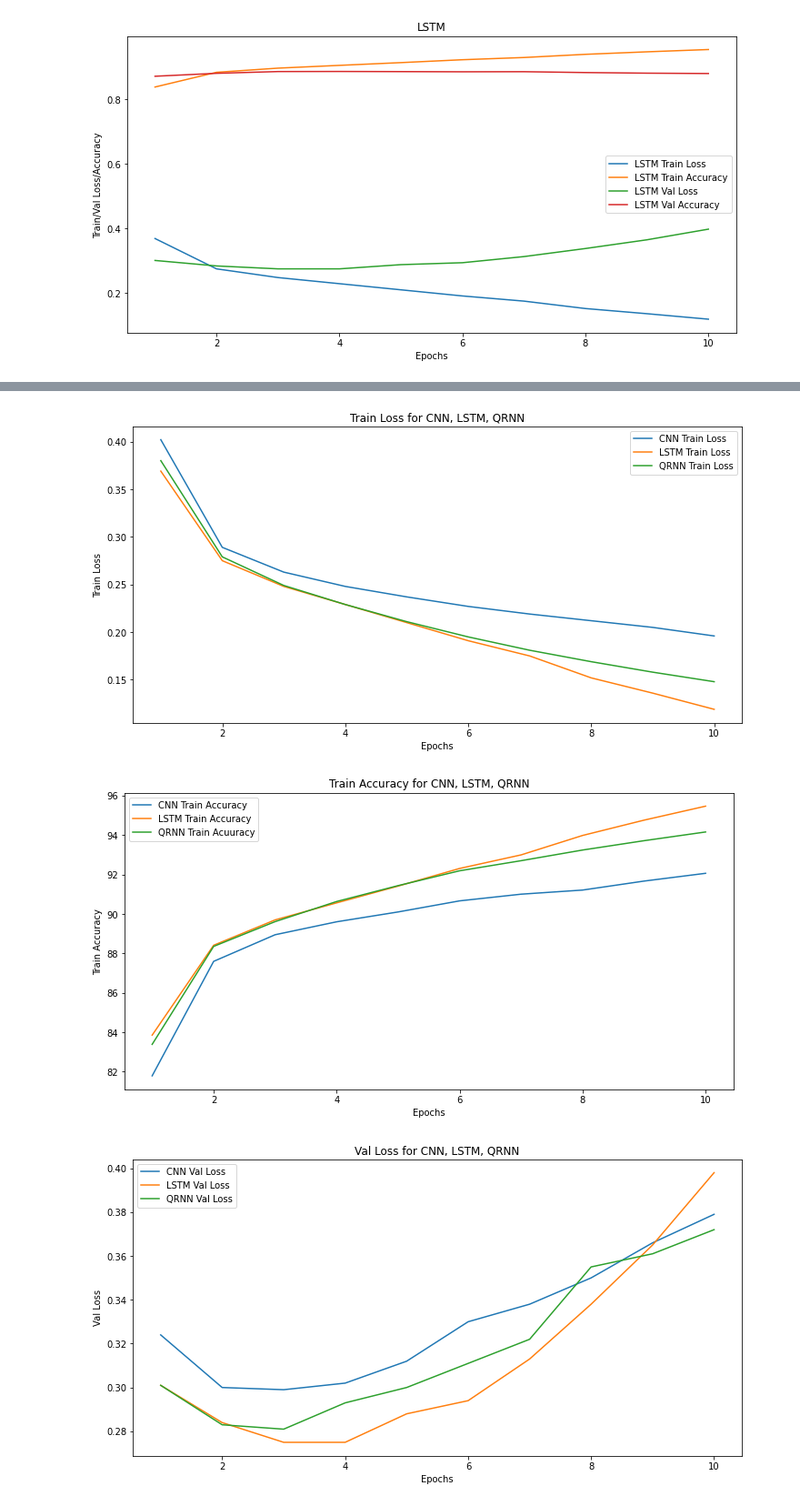
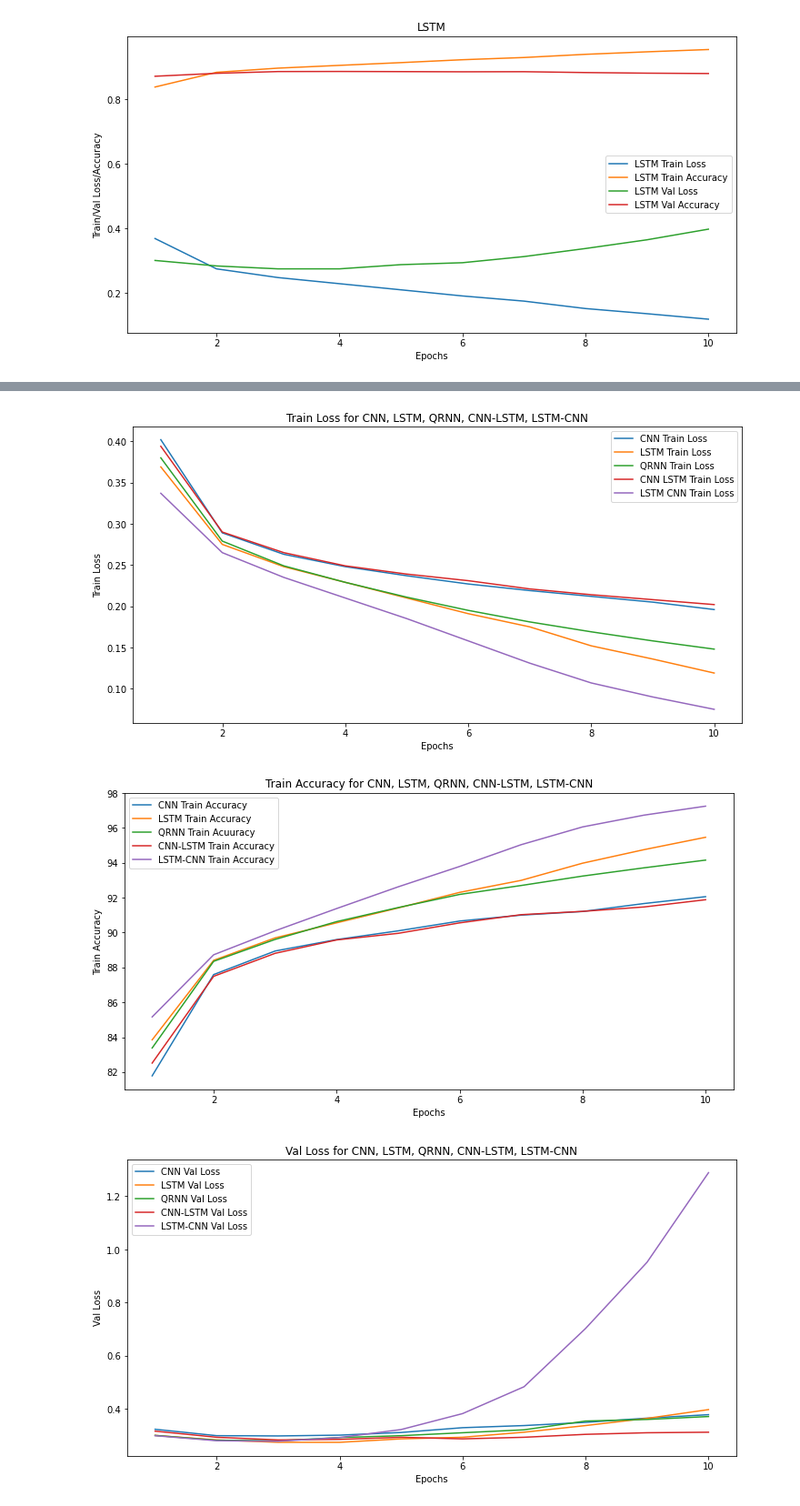
Before and after one commit to Shr2020/Sentiment-Analysis-Models-Comparative-Analysis, a Jupyter notebook: Amazon_graphs.ipynb, the cells around one changed output, grey strips where cells are left out. Shown at 91% size. Saved outputs shown, nothing was run; the diff lists cells and outputs as text; code cells hidden in the pictures.

```diff
--- a/Amazon_graphs.ipynb
+++ b/Amazon_graphs.ipynb
@@ -7,10 +7,14 @@ import numpy as np
 cnn_fn = "CNN_amazon.csv"
 lstm_fn = "LSTM_amazon.csv"
 qrnn_fn = "QRNN_amazon.csv"
+cnn_lstm_fn = "cnn-lstm-amazon.csv"
+lstm_cnn_fn = "lstm-cnn-amazon.csv"
 # %%
 cnn_df = pd.read_csv(cnn_fn)
 lstm_df = pd.read_csv(lstm_fn)
 qrnn_df = pd.read_csv(qrnn_fn)
+cnn_lstm_df = pd.read_csv(cnn_lstm_fn)
+lstm_cnn_df = pd.read_csv(lstm_cnn_fn)
 # %%
 cnn_df.head()
 # %% [output]
@@ -111,50 +175,63 @@ plt.show()
 cnn_train_loss = cnn_df['train_loss'].tolist()
 lstm_train_loss = lstm_df['train_loss'].tolist()
 qrnn_train_loss = qrnn_df['train_loss'].tolist()
+cnn_lstm_train_loss = cnn_lstm_df['train_loss'].tolist()
+lstm_cnn_train_loss = lstm_cnn_df['train_loss'].tolist()
 
 plt.figure(figsize=(12,6))
 plt.plot(x, cnn_train_loss, label='CNN Train Loss')
 plt.plot(x, lstm_train_loss, label='LSTM Train Loss')
 plt.plot(x, qrnn_train_loss, label='QRNN Train Loss')
+plt.plot(x, cnn_lstm_train_loss, label='CNN LSTM Train Loss')
+plt.plot(x, lstm_cnn_train_loss, label='LSTM CNN Train Loss')
 plt.xlabel('Epochs')
 plt.ylabel('Train Loss')
-plt.title("Train Loss for CNN, LSTM, QRNN")
+plt.title("Train Loss for CNN, LSTM, QRNN, CNN-LSTM, LSTM-CNN")
 plt.legend()
 plt.show()
 # %% [output]
-[figure, old version]
+[figure, new version]
 # %%
-cnn_train_loss = cnn_df['train_acc'].tolist()
-lstm_train_loss = lstm_df['train_acc'].tolist()
-qrnn_train_loss = qrnn_df['train_acc'].tolist()
+cnn_train_acc = cnn_df['train_acc'].tolist()
+lstm_train_acc = lstm_df['train_acc'].tolist()
+qrnn_train_acc = qrnn_df['train_acc'].tolist()
+cnn_lstm_train_acc = cnn_lstm_df['train_acc'].tolist()
+lstm_cnn_train_acc = lstm_cnn_df['train_acc'].tolist()
 
 plt.figure(figsize=(12,6))
-plt.plot(x, cnn_train_loss, label='CNN Train Accuracy')
-plt.plot(x, lstm_train_loss, label='LSTM Train Accuracy')
-plt.plot(x, qrnn_train_loss, label='QRNN Train Acuuracy')
+plt.plot(x, cnn_train_acc, label='CNN Train Accuracy')
+plt.plot(x, lstm_train_acc, label='LSTM Train Accuracy')
+plt.plot(x, qrnn_train_acc, label='QRNN Train Acuuracy')
+plt.plot(x, cnn_lstm_train_acc, label='CNN-LSTM Train Accuracy')
+plt.plot(x, lstm_cnn_train_acc, label='LSTM-CNN Train Accuracy')
+
 plt.xlabel('Epochs')
 plt.ylabel('Train Accuracy')
-plt.title("Train Accuracy for CNN, LSTM, QRNN")
+plt.title("Train Accuracy for CNN, LSTM, QRNN, CNN-LSTM, LSTM-CNN")
 plt.legend()
 plt.show()
 # %% [output]
-[figure, old version]
+[figure, new version]
 # %%
 cnn_val_loss = cnn_df['val_loss'].tolist()
 lstm_val_loss = lstm_df['val_loss'].tolist()
 qrnn_val_loss = qrnn_df['val_loss'].tolist()
+cnn_lstm_val_loss = cnn_lstm_df['val_loss'].tolist()
+lstm_cnn_val_loss = lstm_cnn_df['val_loss'].tolist()
 
 plt.figure(figsize=(12,6))
 plt.plot(x, cnn_val_loss, label='CNN Val Loss')
 plt.plot(x, lstm_val_loss, label='LSTM Val Loss')
 plt.plot(x, qrnn_val_loss, label='QRNN Val Loss')
+plt.plot(x, cnn_lstm_val_loss, label='CNN-LSTM Val Loss')
+plt.plot(x, lstm_cnn_val_loss, label='LSTM-CNN Val Loss')
 plt.xlabel('Epochs')
 plt.ylabel('Val Loss')
-plt.title("Val Loss for CNN, LSTM, QRNN")
+plt.title("Val Loss for CNN, LSTM, QRNN, CNN-LSTM, LSTM-CNN")
 plt.legend()
 plt.show()
 # %% [output]
-[figure, old version]
+[figure, new version]
 # %%
 cnn_val_acc = cnn_df['val_acc'].tolist()
 lstm_val_acc = lstm_df['val_acc'].tolist()
```
Also changed, not shown: parts of 7 cells of this notebook, 5 other files.
